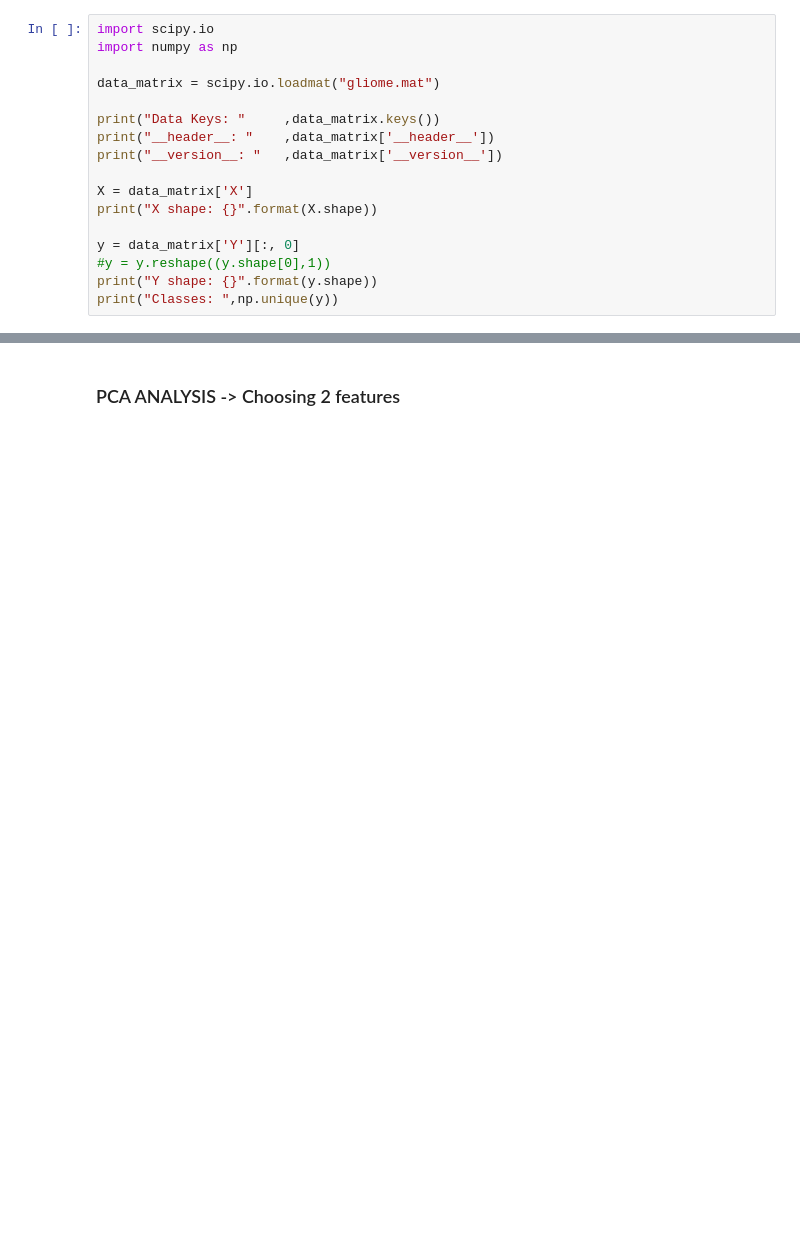
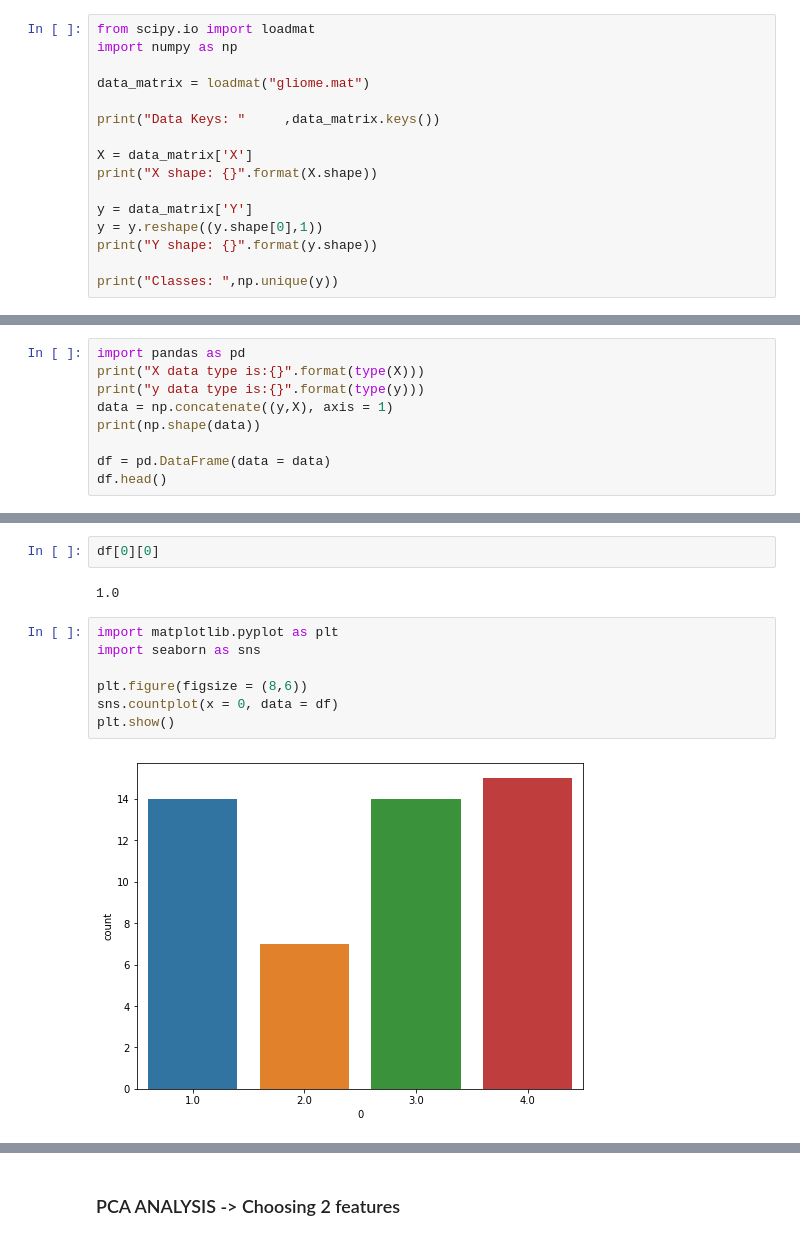
Before and after one commit to adrian-ramirezc/ml-TumorClassification, a Jupyter notebook: TumorClassification.ipynb, the cells around one changed output, grey strips where cells are left out. Saved outputs shown, nothing was run; the diff lists cells and outputs as text; blank space fills up the shorter version.

```diff
--- a/TumorClassification.ipynb
+++ b/TumorClassification.ipynb
@@ -4,19 +4,18 @@
 # %%
-import scipy.io
+from scipy.io import loadmat
 import numpy as np
 
-data_matrix = scipy.io.loadmat("gliome.mat")
+data_matrix = loadmat("gliome.mat")
 
 print("Data Keys: "     ,data_matrix.keys())
-print("__header__: "    ,data_matrix['__header__'])
-print("__version__: "   ,data_matrix['__version__'])
 
 X = data_matrix['X']
 print("X shape: {}".format(X.shape))
 
-y = data_matrix['Y'][:, 0]
-#y = y.reshape((y.shape[0],1))
+y = data_matrix['Y']
+y = y.reshape((y.shape[0],1))
 print("Y shape: {}".format(y.shape))
+
 print("Classes: ",np.unique(y))
 # %% [output]
 Data Keys:  dict_keys(['__header__', '__version__', '__globals__', 'X', 'Y'])
@@ -27 +24,10 @@ Y shape: (50,)
 Classes:  [1 2 3 4]
+# %%
+import pandas as pd
+print("X data type is:{}".format(type(X)))
+print("y data type is:{}".format(type(y)))
+data = np.concatenate((y,X), axis = 1)
+print(np.shape(data))
+
+df = pd.DataFrame(data = data)
+df.head()
@@ -27,0 +75,13 @@ Classes:  [1 2 3 4]
+# %%
+df[0][0]
+# %% [output]
+1.0
+# %%
+import matplotlib.pyplot as plt
+import seaborn as sns
+
+plt.figure(figsize = (8,6))
+sns.countplot(x = 0, data = df)
+plt.show()
+# %% [output]
+[figure, added]
```
Also changed, not shown: parts of 9 cells of this notebook.
